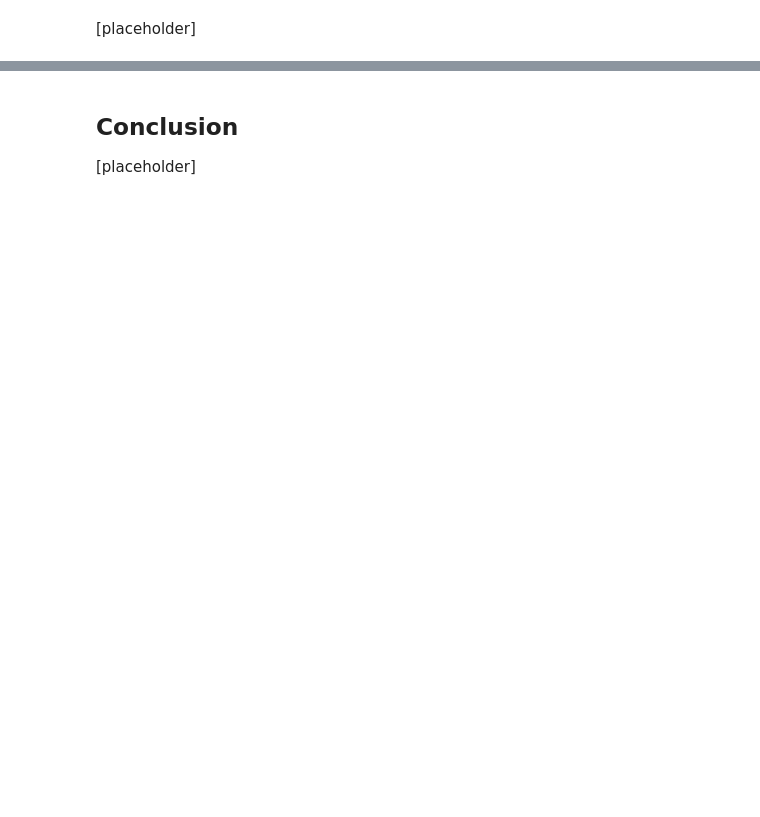
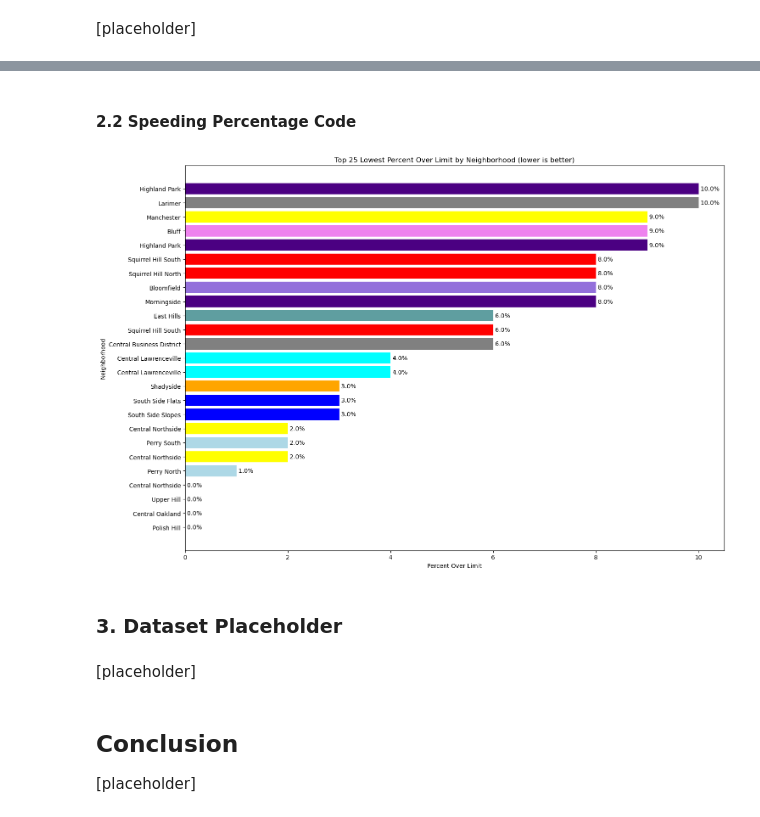
Before and after one commit to Muyun301/Final-project, a Jupyter notebook: final_notebook.ipynb, the cells around one changed output, grey strips where cells are left out. Saved outputs shown, nothing was run; the diff lists cells and outputs as text; code cells hidden in the pictures; blank space fills up the shorter version.

Commit message:
added speeding metrics and intro
added my own speeding metric data and code to the main file along with starting to add the introduction

```diff
--- a/final_notebook.ipynb
+++ b/final_notebook.ipynb
@@ -24,3 +40,77 @@ The neighborhood with the least combined score would be considered the best neig
+# %% [markdown]
+<h4>2.2 Speeding Percentage Code</h4>
+# %%
+#import all the needed packages
+import pandas as pd
+import matplotlib.pyplot as plt
+import numpy as np
+
+#actually grab the data
+speed = pd.read_csv("https://data.wprdc.org/datastore/dump/6dfd4f8f-cbf5-4917-a5eb-fd07f4403167")
+
+#get the best neighborhoods from the lowest speeding values
+lowest_25 = speed.nsmallest(25, 'percent_over_limit')
+
+#make sure that the data selected is unique (no duplicates)
+unique_neighborhoods = lowest_25['neighborhood'].unique()
+
+#similarly located areas share or have similar colors
+neighborhood_colors = {
+    'Squirrel Hill South': 'red',
+    'Squirrel Hill North': 'red',
+    'Shadyside': 'orange',
+    'Central Northside': 'yellow',
+    'Central Oakland': 'green',
+    'Polish Hill': 'lightgreen',
+    'Upper Hill': 'lightgreen',
+    'Perry North': 'lightblue',
+    'Perry South': 'lightblue',
+    'South Side Flats': 'blue',
+    'South Side Slopes': 'blue',
+    'Central Lawrenceville': 'cyan',
+    'East Hills': 'cadetblue',
+    'Bloomfield': 'mediumpurple',
+    'Morningside': 'indigo',
+    'Bluff': 'violet',
+    'Highland Park': 'indigo',
+    'Manchester': 'yellow',
+}
+
+#if somehow something goes wrong, default colors to gray (only impacts readability)
+default_color = 'gray'
+
+#variable for the bar colors to the specific neighborhood
+bar_colors = [neighborhood_colors.get(neighborhood, default_color)
+              for neighborhood in lowest_25['neighborhood']]
+
+#actually plot the data onto a bar graph and give it some labels
+#sizing of the output graph
+plt.figure(figsize=(15, 10))
+
+#size of the bar height and sets the bar color to bar_colors
+plt.barh(range(len(lowest_25)), lowest_25['percent_over_limit'], color = bar_colors)
+
+#adds the neighborhood names on the left of the graph
+plt.yticks(range(len(lowest_25)), lowest_25['neighborhood'])
+
+#labelings on the bottom, left, and top of the graph
+plt.xlabel('Percent Over Limit')
+plt.ylabel('Neighborhood')
+plt.title('Top 25 Lowest Percent Over Limit by Neighborhood (lower is better)')
+
+#for each bar, add a percent text label next to it
+for i, v in enumerate(lowest_25['percent_over_limit']):
+    plt.text(v, i, f' {v:.1f}%', va='center')
+
+#show the graph in the output
+plt.tight_layout()
+plt.show()
+# %% [output]
+[figure, added]
+# %% [markdown]
+<h3>3. Dataset Placeholder</h3>
+# %% [markdown]
+[placeholder]
 # %% [markdown]
 ## Conclusion
 
```
Also changed, not shown: parts of 5 cells of this notebook.
